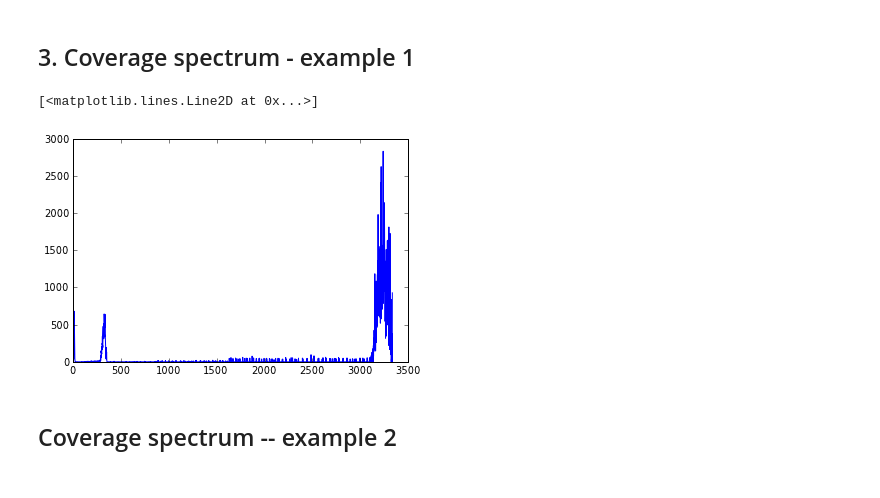
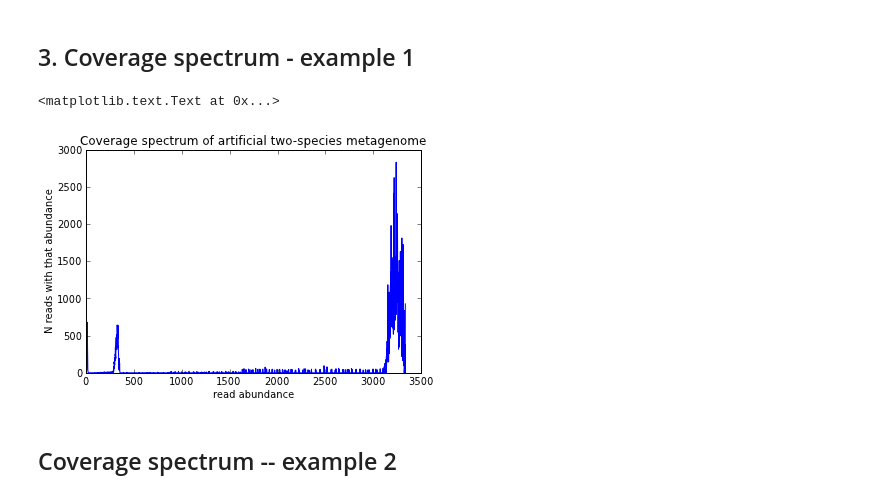
Before and after one commit to ngs-docs/2013-davis-assembly, a Jupyter notebook: 2013-davis-assembly-khmer.ipynb, the cells around one changed output. Drawn from its saved outputs; the diff is of its cells as text; code cells hidden in the pictures.

```diff
--- a/2013-davis-assembly-khmer.ipynb
+++ b/2013-davis-assembly-khmer.ipynb
@@ -17,11 +20,14 @@ plot(x[:,0], x[:,1])
 ## 3. Coverage spectrum - example 1
 # %%
 x = numpy.loadtxt('/mnt/cover1/reads.hist')
-# %%
-plot(x[:,0], x[:,1])
-# %% [output]
-[<matplotlib.lines.Line2D at 0x...>]
-[figure, removed]
+# %%
+plot(x[:,0], x[:,1])
+xlabel('read abundance')
+ylabel('N reads with that abundance')
+title('Coverage spectrum of artificial two-species metagenome')
+# %% [output]
+<matplotlib.text.Text at 0x...>
+[figure, added]
 # %% [markdown]
 ## Coverage spectrum -- example 2
 # %%
```
Also changed, not shown: parts of 8 cells of this notebook.
